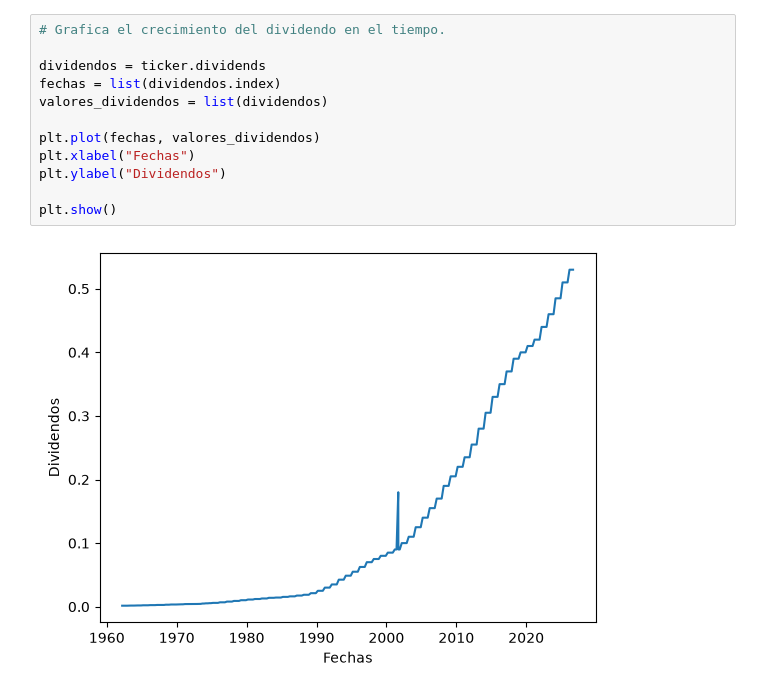
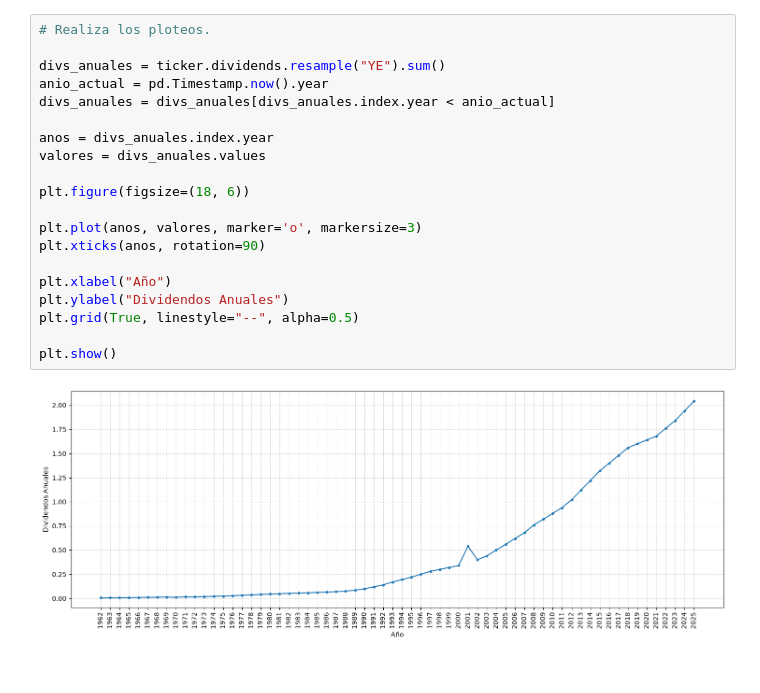
Before and after one commit to rivasmvp/algo_trading, a Jupyter notebook: dividendos_crecientes.ipynb, the cells around one changed output. Cells and saved outputs as stored; diff of their text form.

Commit message:
mejoré el graficado del pago de dividendos anual

```diff
--- a/dividendos_crecientes.ipynb
+++ b/dividendos_crecientes.ipynb
@@ -71,14 +78,22 @@ print(fcf_yield)
 # %%
-# Grafica el crecimiento del dividendo en el tiempo.
+# Realiza los ploteos.
 
-dividendos = ticker.dividends
-fechas = list(dividendos.index)
-valores_dividendos = list(dividendos)
+divs_anuales = ticker.dividends.resample("YE").sum()
+anio_actual = pd.Timestamp.now().year
+divs_anuales = divs_anuales[divs_anuales.index.year < anio_actual]
 
-plt.plot(fechas, valores_dividendos)
-plt.xlabel("Fechas")
-plt.ylabel("Dividendos")
+anos = divs_anuales.index.year
+valores = divs_anuales.values
+
+plt.figure(figsize=(18, 6))
+
+plt.plot(anos, valores, marker='o', markersize=3)
+plt.xticks(anos, rotation=90)
+
+plt.xlabel("Año")
+plt.ylabel("Dividendos Anuales")
+plt.grid(True, linestyle="--", alpha=0.5)
 
 plt.show()
 # %% [output]
-[figure, old version]
+[figure, new version]
```
Also changed, not shown: parts of 4 cells of this notebook.
